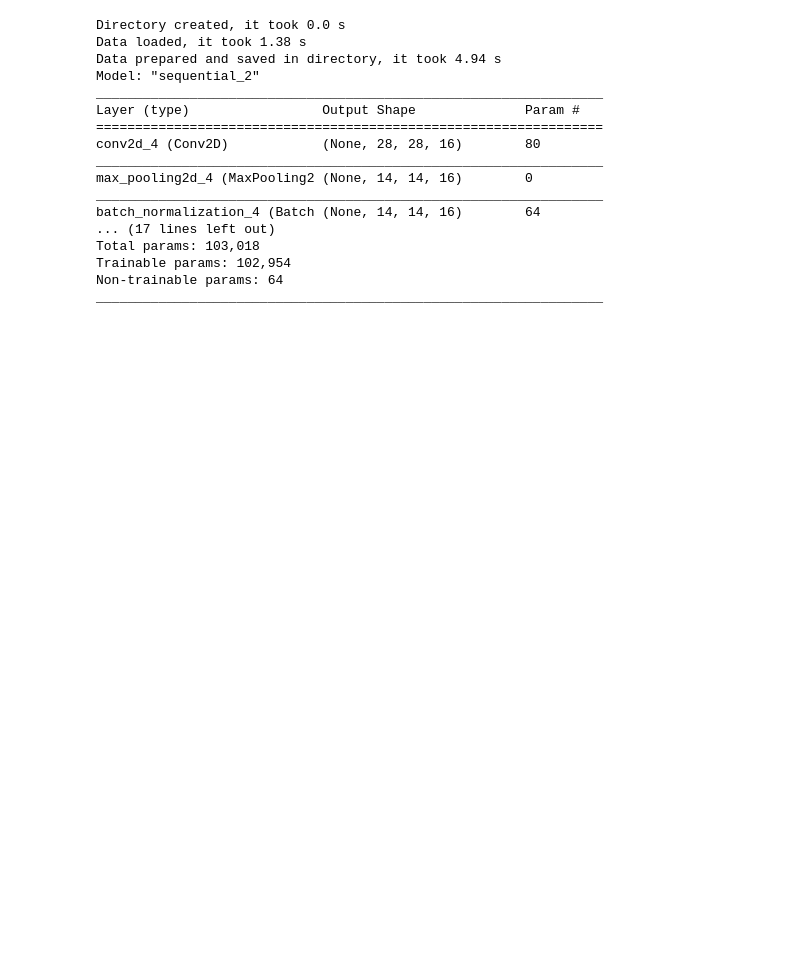
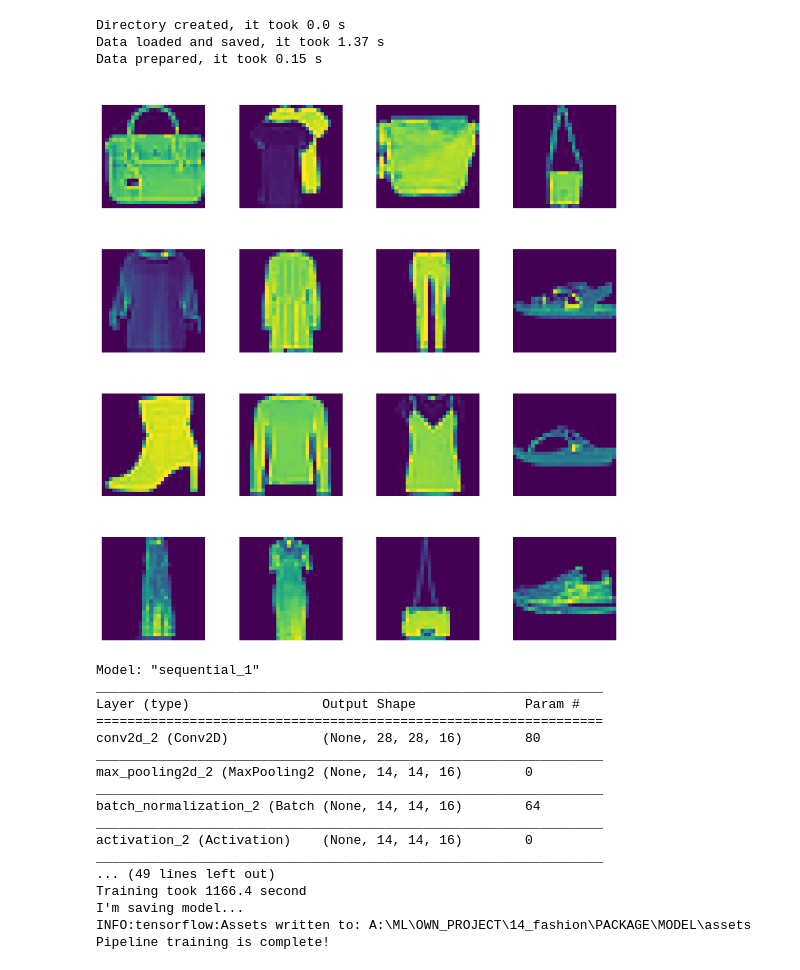
Before and after one commit to szymon-d/IMAGE_CLASSIFIER, a Jupyter notebook: fashion_pipeline.ipynb, the cells around one changed output. Saved outputs shown, nothing was run; the diff lists cells and outputs as text; code cells hidden in the pictures; blank space fills up the shorter version.

```diff
--- a/fashion_pipeline.ipynb
+++ b/fashion_pipeline.ipynb
@@ -145,21 +172,24 @@ class Pipeline:
 # %%
-obj1 = Pipeline()
-obj1.train_pipeline()
+obj1 = Pipeline().train_pipeline()
 # %% [output]
 Directory created, it took 0.0 s
-Data loaded, it took 1.38 s
-Data prepared and saved in directory, it took 4.94 s
-Model: "sequential_2"
-_________________________________________________________________
-Layer (type)                 Output Shape              Param #
-=================================================================
-conv2d_4 (Conv2D)            (None, 28, 28, 16)        80
-_________________________________________________________________
-max_pooling2d_4 (MaxPooling2 (None, 14, 14, 16)        0
-_________________________________________________________________
-batch_normalization_4 (Batch (None, 14, 14, 16)        64
-... (17 lines left out)
-Total params: 103,018
-Trainable params: 102,954
-Non-trainable params: 64
-_________________________________________________________________
+Data loaded and saved, it took 1.37 s
+Data prepared, it took 0.15 s
+[figure, added]
+Model: "sequential_1"
+_________________________________________________________________
+Layer (type)                 Output Shape              Param #
+=================================================================
+conv2d_2 (Conv2D)            (None, 28, 28, 16)        80
+_________________________________________________________________
+max_pooling2d_2 (MaxPooling2 (None, 14, 14, 16)        0
+_________________________________________________________________
+batch_normalization_2 (Batch (None, 14, 14, 16)        64
+_________________________________________________________________
+activation_2 (Activation)    (None, 14, 14, 16)        0
+_________________________________________________________________
+... (49 lines left out)
+Training took 1166.4 second
+I'm saving model...
+INFO:tensorflow:Assets written to: A:\ML\OWN_PROJECT\14_fashion\PACKAGE\MODEL\assets
+Pipeline training is complete!
```
Also changed, not shown: parts of 2 cells of this notebook, 2 other files.
